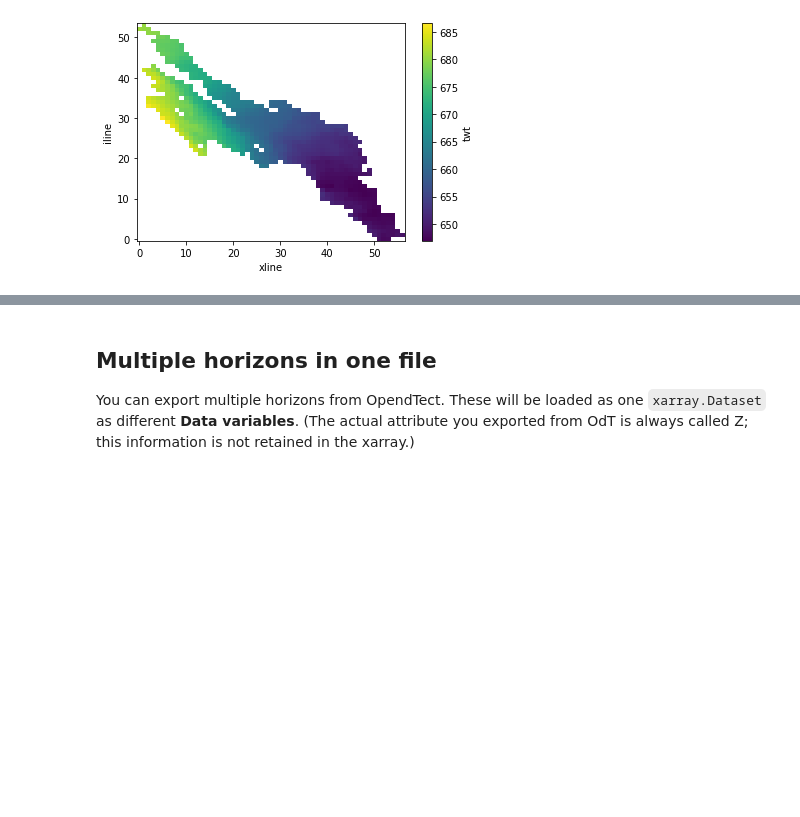
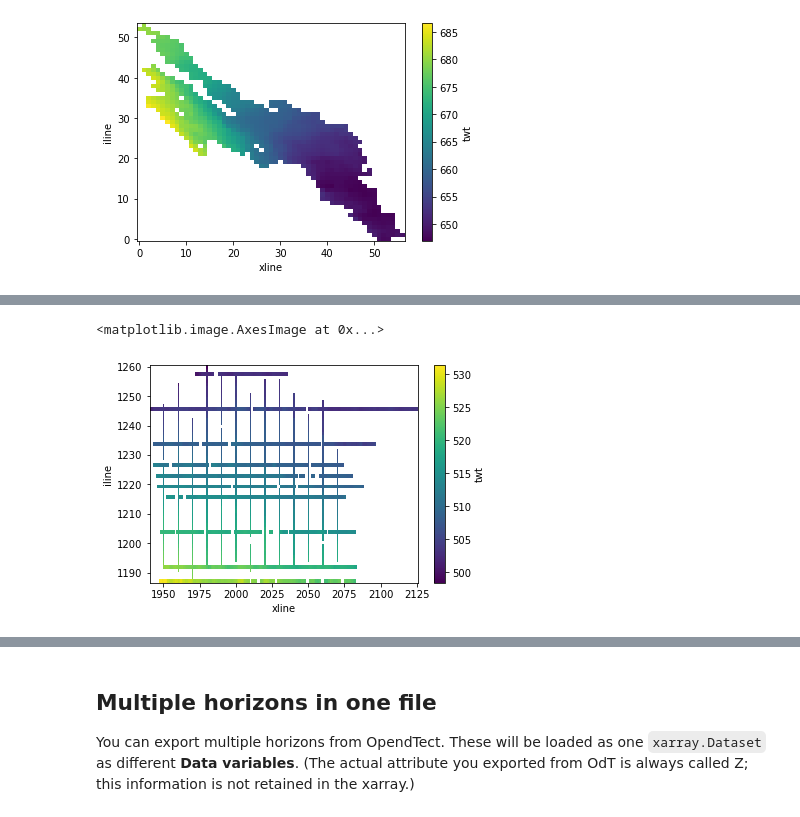
Before and after one commit to softwareunderground/gio, a Jupyter notebook: notebooks/Read_OpendTect_horizons.ipynb, the cells around one changed output, grey strips where cells are left out. Drawn from its saved outputs; the diff is of its cells as text; code cells hidden in the pictures; blank space fills up the shorter version.

```diff
--- a/notebooks/Read_OpendTect_horizons.ipynb
+++ b/notebooks/Read_OpendTect_horizons.ipynb
@@ -166,0 +169,5 @@ ds['twt'].plot()
+# %%
+fname = '../data/OdT/3d_horizon/Nimitz_Salmon_XY-and-ILXL_Single-line-header.dat'
+
+ds = gio.read_odt(fname)
+ds
@@ -166,0 +187,5 @@ ds['twt'].plot()
+# %%
+ds['twt'].plot.imshow()
+# %% [output]
+<matplotlib.image.AxesImage at 0x...>
+[figure, added]
```
Also changed, not shown: parts of 4 cells of this notebook, 3 other files.
